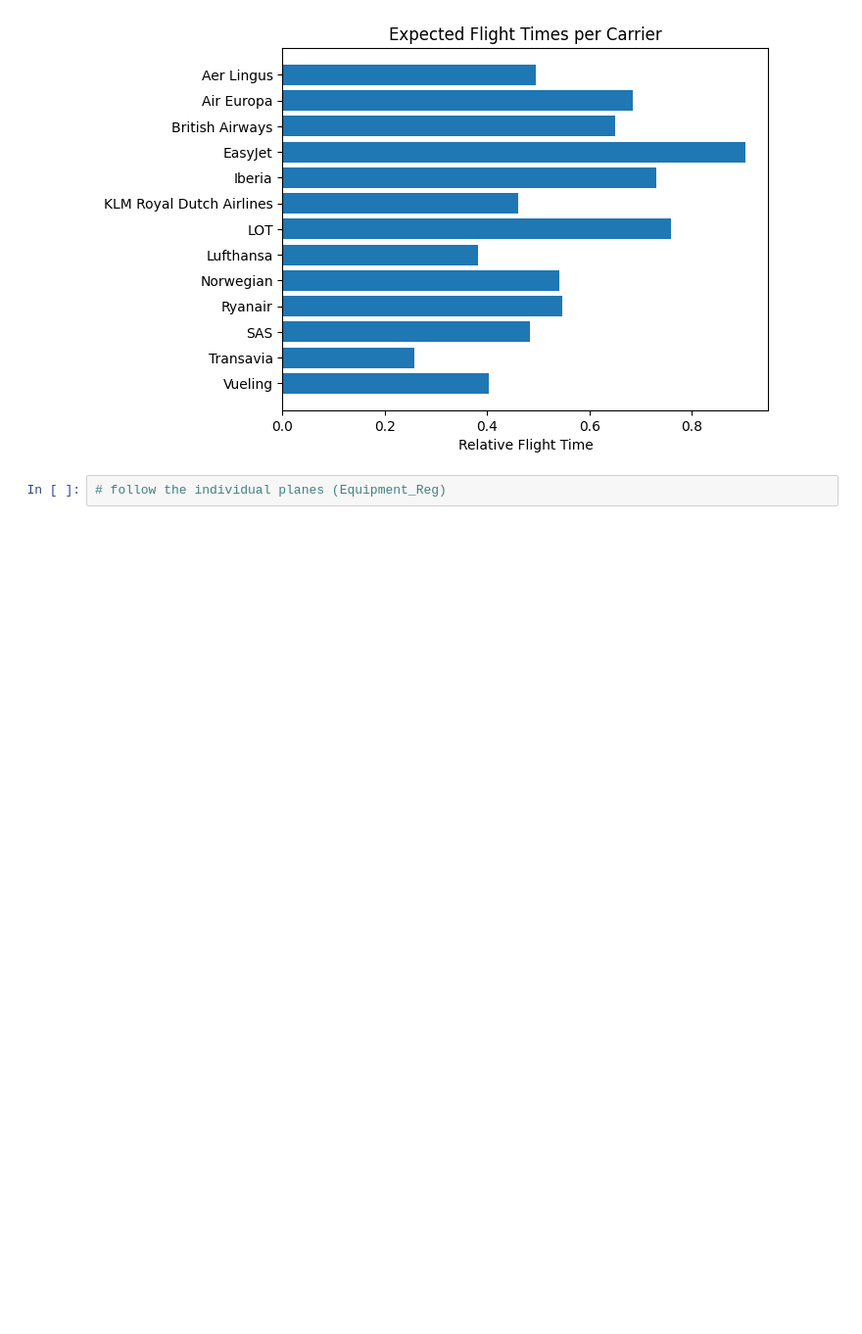
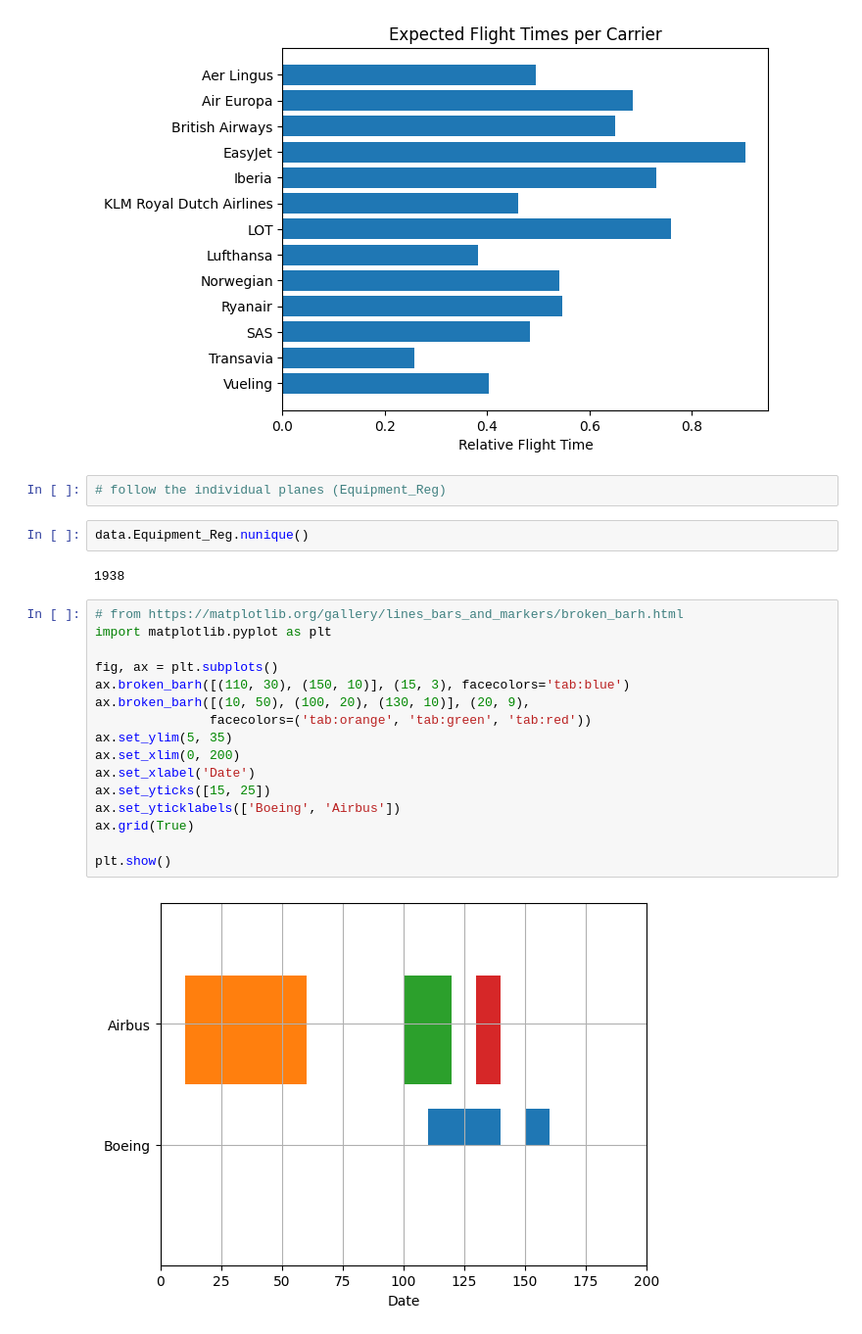
Before and after one commit to nonstoptimm/aviation.ai, a Jupyter notebook: notebooks/EDA_correlations.ipynb, the cells around one changed output. Shown: that part at 98% size. Saved outputs shown, nothing was run; the diff lists cells and outputs as text; blank space fills up the shorter version.

```diff
--- a/notebooks/EDA_correlations.ipynb
+++ b/notebooks/EDA_correlations.ipynb
@@ -382,3 +364,25 @@ plt.show()
 [figure]
 # %%
 # follow the individual planes (Equipment_Reg)
+# %%
+data.Equipment_Reg.nunique()
+# %% [output]
+1938
+# %%
+# from https://matplotlib.org/gallery/lines_bars_and_markers/broken_barh.html
+import matplotlib.pyplot as plt
+
+fig, ax = plt.subplots()
+ax.broken_barh([(110, 30), (150, 10)], (15, 3), facecolors='tab:blue')
+ax.broken_barh([(10, 50), (100, 20), (130, 10)], (20, 9),
+               facecolors=('tab:orange', 'tab:green', 'tab:red'))
+ax.set_ylim(5, 35)
+ax.set_xlim(0, 200)
+ax.set_xlabel('Date')
+ax.set_yticks([15, 25])
+ax.set_yticklabels(['Boeing', 'Airbus'])
+ax.grid(True)
+
+plt.show()
+# %% [output]
+[figure, added]
```
Also changed, not shown: parts of 6 cells of this notebook.
